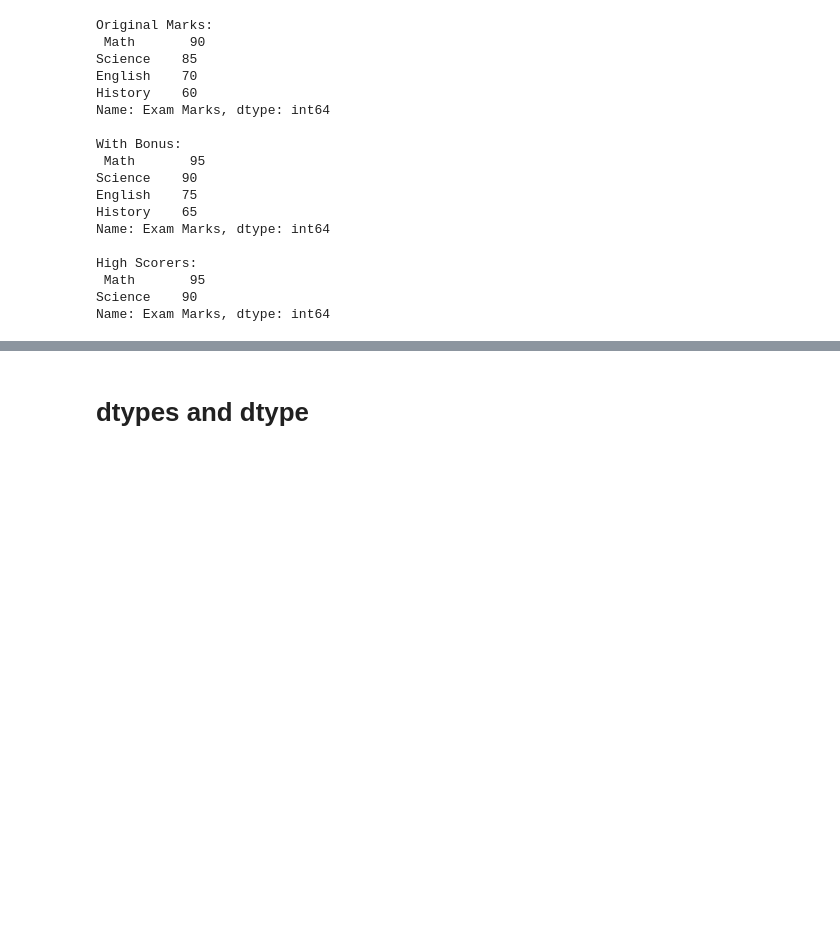
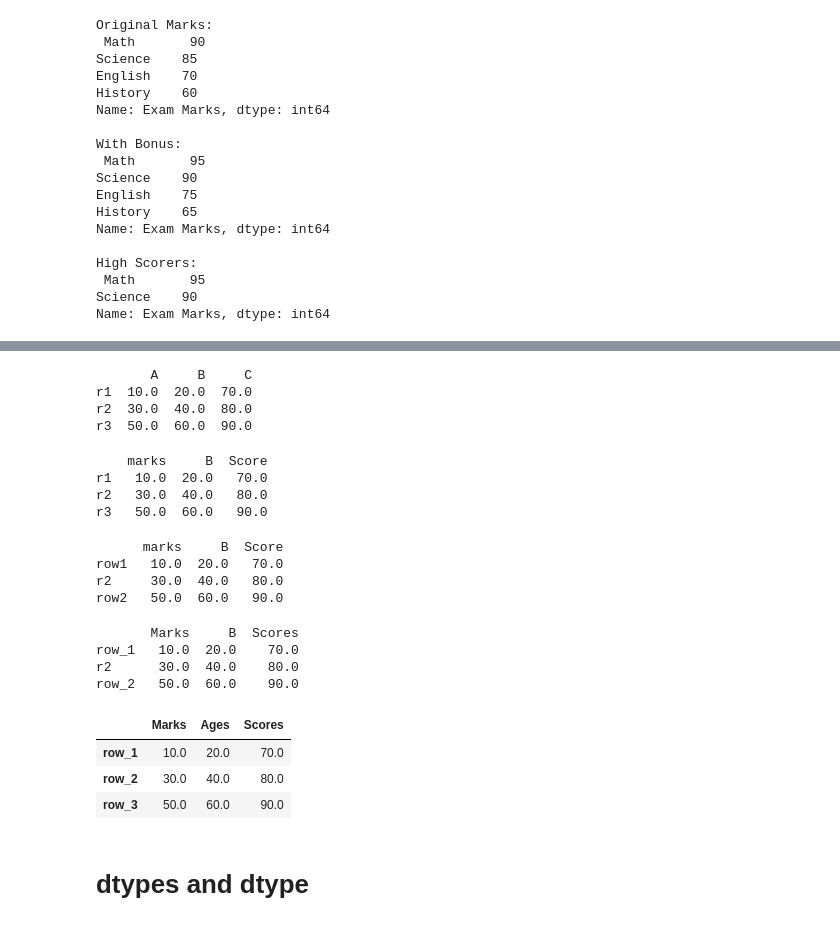
Before and after one commit to Masireddyvamshi/Exploratory_Data_Analysis, a Jupyter notebook: PandasYT.ipynb, the cells around one changed output, grey strips where cells are left out. Saved outputs shown, nothing was run; the diff lists cells and outputs as text; code cells hidden in the pictures; blank space fills up the shorter version.

```diff
--- a/PandasYT.ipynb
+++ b/PandasYT.ipynb
@@ -165,3 +312,48 @@ Name: Exam Marks, dtype: int64
+# %%
+data=pd.DataFrame([[10,20,70],[30,40,80],[50,60,90]],index=['r1','r2','r3'],columns=['A','B','C'],dtype=float,copy=True)
+print(data)
+# %% [output]
+       A     B     C
+r1  10.0  20.0  70.0
+r2  30.0  40.0  80.0
+r3  50.0  60.0  90.0
+# %%
+data.rename(columns={'A':'marks','C':'Score'},inplace=True)
+print(data)
+# %% [output]
+    marks     B  Score
+r1   10.0  20.0   70.0
+r2   30.0  40.0   80.0
+r3   50.0  60.0   90.0
+# %%
+data.rename(columns={'A':'marks','C':'Score'},inplace=True)
+print(data)
+# %%
+data.rename(index={'r1':'row1','r3':'row2'},inplace=True)
+print(data)
+# %% [output]
+      marks     B  Score
+row1   10.0  20.0   70.0
+r2     30.0  40.0   80.0
+row2   50.0  60.0   90.0
+# %%
+data.rename(columns={'marks':'Marks','Score':'Scores'},index={'row1':'row_1','row2':'row_2'},inplace=True)
+print(data)
+# %% [output]
+       Marks     B  Scores
+row_1   10.0  20.0    70.0
+r2      30.0  40.0    80.0
+row_2   50.0  60.0    90.0
+# %%
+# all at once
+data.columns=['Marks','Ages','Scores']
+data.index=['row_1','row_2','row_3']
+data
+# %% [output]
+|  | Marks | Ages | Scores |
+| row_1 | 10.0 | 20.0 | 70.0 |
+| row_2 | 30.0 | 40.0 | 80.0 |
+| row_3 | 50.0 | 60.0 | 90.0 |
 # %% [markdown]
 # dtypes and dtype
 # %%
```
Also changed, not shown: parts of 119 cells of this notebook.
